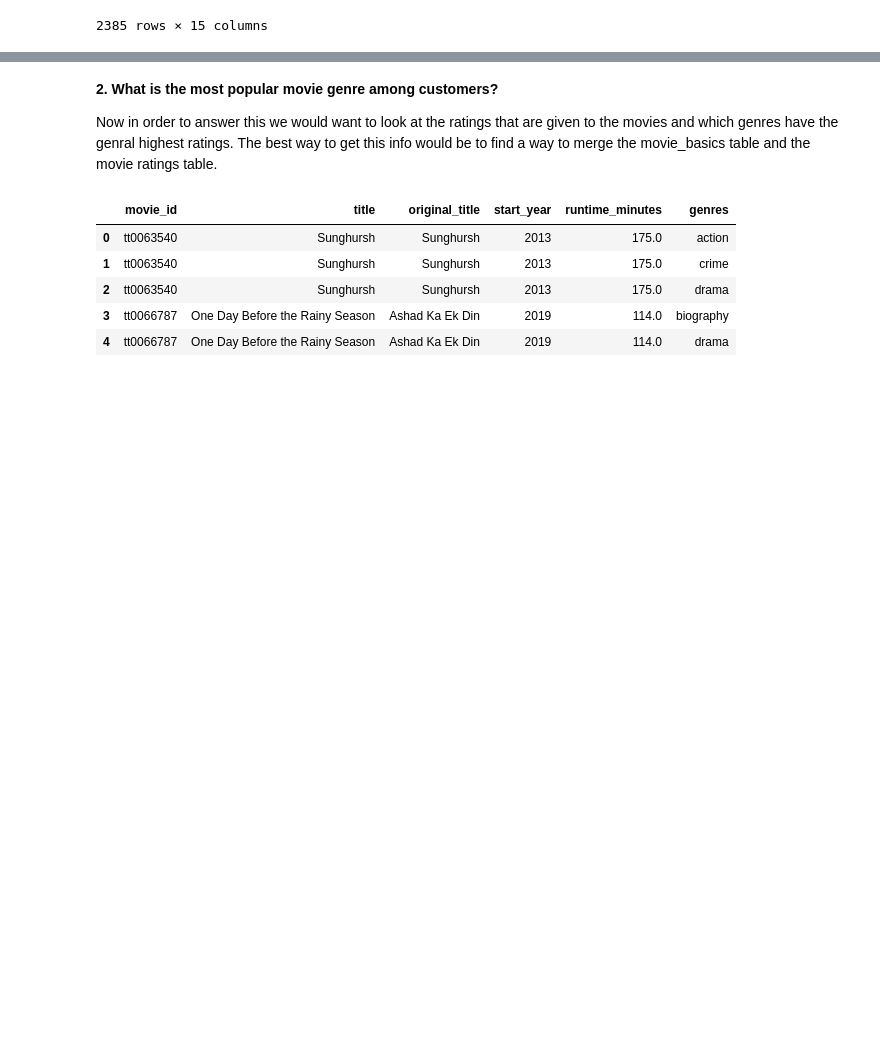
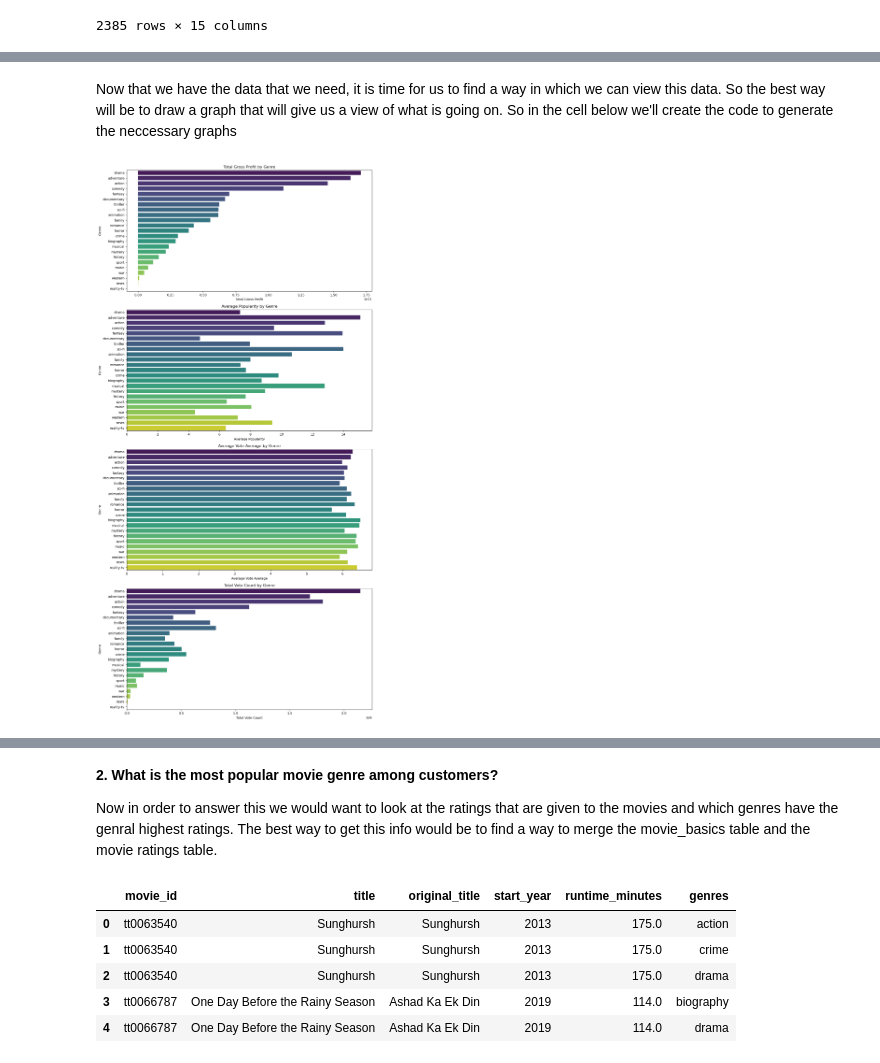
Before and after one commit to Ogam-Alvin/Phase2Project, a Jupyter notebook: movie_recomendation.ipynb, the cells around one changed output, grey strips where cells are left out. Cells and saved outputs as stored; diff of their text form; code cells hidden in the pictures; blank space fills up the shorter version.

```diff
--- a/movie_recomendation.ipynb
+++ b/movie_recomendation.ipynb
@@ -436,0 +437,33 @@ profit_by_genres
+# %% [markdown]
+Now that we have the data that we need, it is time for us to find a way in which we can view this data. So the best way will be to draw a graph that will give us a view of what is going on. So in the cell below we'll create the code to generate the neccessary graphs
+# %%
+fig, axes = plt.subplots(4, 1, figsize=(12, 24))
+# Total gross profit by genre
+sns.barplot(x=profit_by_genres['total_grossprofit'], y=profit_by_genres.index, ax=axes[0], palette='viridis')
+axes[0].set_title('Total Gross Profit by Genre')
+axes[0].set_xlabel('Total Gross Profit')
+axes[0].set_ylabel('Genre')
+
+# Average popularity by genre
+sns.barplot(x=profit_by_genres['avg_popularity'], y=profit_by_genres.index, ax=axes[1], palette='viridis')
+axes[1].set_title('Average Popularity by Genre')
+axes[1].set_xlabel('Average Popularity')
+axes[1].set_ylabel('Genre')
+
+# Average vote average by genre
+sns.barplot(x=profit_by_genres['avg_vote_average'], y=profit_by_genres.index, ax=axes[2], palette='viridis')
+axes[2].set_title('Average Vote Average by Genre')
+axes[2].set_xlabel('Average Vote Average')
+axes[2].set_ylabel('Genre')
+
+# Total vote count by genre
+sns.barplot(x=profit_by_genres['total_vote_count'], y=profit_by_genres.index, ax=axes[3], palette='viridis')
+axes[3].set_title('Total Vote Count by Genre')
+axes[3].set_xlabel('Total Vote Count')
+axes[3].set_ylabel('Genre')
+
+# Show the plot
+plt.tight_layout()
+plt.show()
+# %% [output]
+[figure, added]
```
Also changed, not shown: parts of 6 cells of this notebook.
